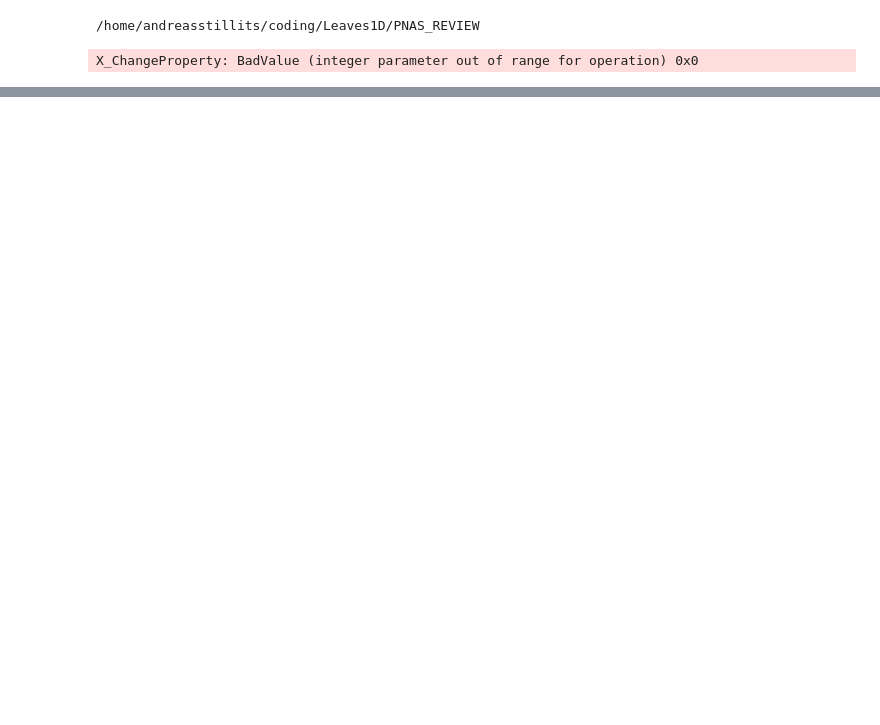
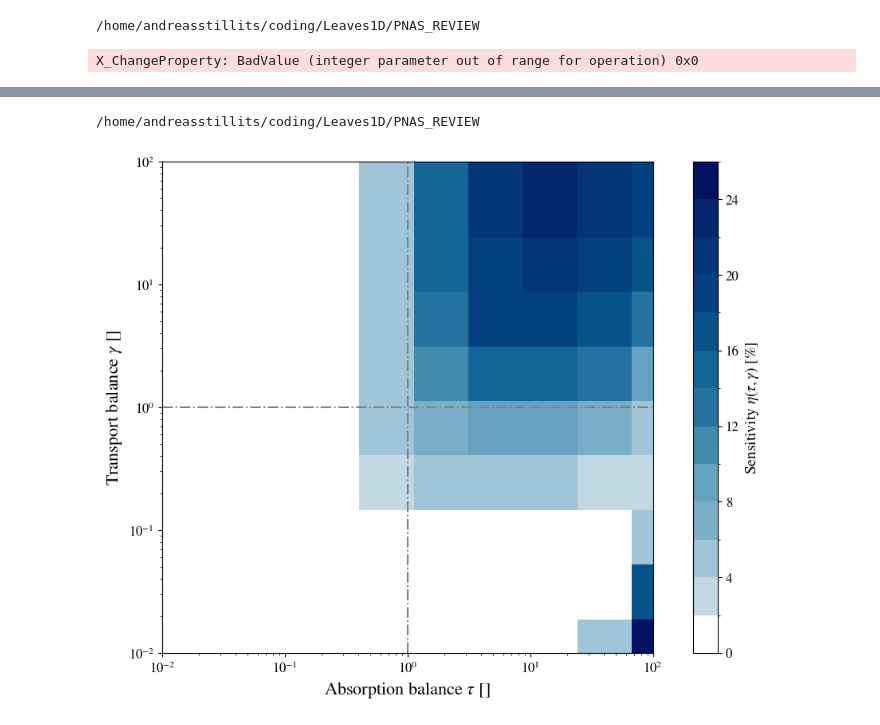
Before and after one commit to andreas-stillits/CarbonFixationModel1D, a Jupyter notebook: PNAS_REVIEW/notebooks/threedim.ipynb, the cells around one changed output, grey strips where cells are left out. Drawn from its saved outputs; the diff is of its cells as text; code cells hidden in the pictures; blank space fills up the shorter version.

```diff
--- a/PNAS_REVIEW/notebooks/threedim.ipynb
+++ b/PNAS_REVIEW/notebooks/threedim.ipynb
@@ -76,0 +67,20 @@ Case E Summary - Min: 17.6%, Mean: 206.5%, Max: 20013.7%
+# %%
+%cd /home/andreasstillits/coding/Leaves1D/PNAS_REVIEW
+
+import numpy as np
+import matplotlib.pyplot as plt
+from review.utils.plotfunctions import plot_sensitivity_map, get_blue_cmap
+
+def plot_threedim_sensitivity_map(rhomax: float = 0.2):
+    fig, ax = plt.subplots(figsize=(13, 8))
+    im = plot_sensitivity_map(f"files/lateral_scanning/rhomax_{rhomax:.1f}_/3d_sensitivities.txt", ax=ax)
+    cbar = plt.colorbar(im, ax=ax)
+    cbar.set_label(r'Sensitivity $\eta(\tau, \gamma)$ [%]')
+    ax.set_xlabel(r'Absorption balance $\tau$ []', fontsize=16)
+    ax.set_ylabel(r'Transport balance $\gamma$ []', fontsize=16)
+    plt.show()
+
+plot_threedim_sensitivity_map(rhomax = 0.3)
+# %% [output]
+/home/andreasstillits/coding/Leaves1D/PNAS_REVIEW
+[figure, added]
```
Also changed, not shown: parts of 2 cells of this notebook, 10 other files.
